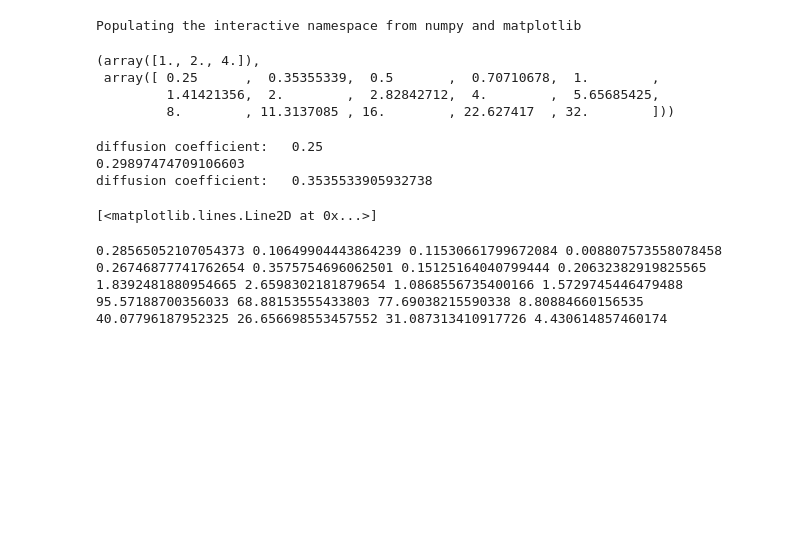
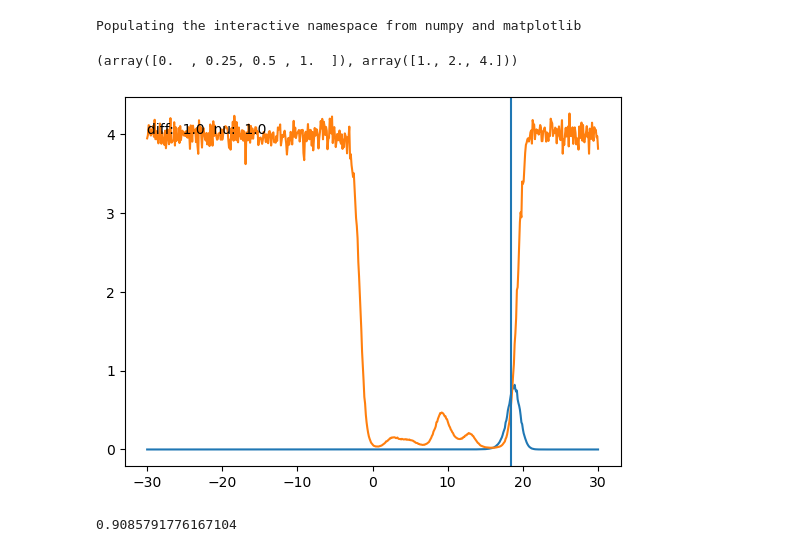
Before and after one commit to mar-rem/Optimizing-efficiency-and-motililty-of-a-polyvalent-molecular-motor, a Jupyter notebook: Hub diffusion.ipynb, the cells around one changed output. Drawn from its saved outputs; the diff is of its cells as text; code cells hidden in the pictures; blank space fills up the shorter version.

```diff
--- a/Hub diffusion.ipynb
+++ b/Hub diffusion.ipynb
@@ -2,17 +2,20 @@
 %pylab qt
 import scipy.integrate as integrate
 from IPython import display
+matplotlib.rcParams.update({'errorbar.capsize': 2})
 # %% [output]
 Populating the interactive namespace from numpy and matplotlib
 # %%
 # use solve_ivp to find solution from t0=0 up to a max tf (definec on next cell), but stop if x hits x=20.0
 
-diff_n = 15
-diffs = logspace(-2,5, diff_n,base = 2)
+diff_n = 3
+diffs = concatenate((zeros(1),logspace(-2,0, diff_n, base = 2)))
 a0_n = 3
-a0s = logspace(0,2,a0_n,base = 2)
-ratio = 1.0
+a0s = logspace(0,2,nu_n,base = 2)
+nu = 1.0
 
+
+#diffs = logspace(3,5,3,base=2)
 
 # define domain and lattice
 length = 30.0
@@ -22,12 +25,10 @@ dx = 0.1
 Nx = int((Lmax-Lmin)/dx) +1
 xs = linspace(Lmin, Lmax, Nx)
 
-a0s,diffs
+
+diffs,a0s
 # %% [output]
-(array([1., 2., 4.]),
- array([ 0.25      ,  0.35355339,  0.5       ,  0.70710678,  1.        ,
-         1.41421356,  2.        ,  2.82842712,  4.        ,  5.65685425,
-         8.        , 11.3137085 , 16.        , 22.627417  , 32.        ]))
+(array([0.  , 0.25, 0.5 , 1.  ]), array([1., 2., 4.]))
 # %%
 # euler method
 # cannot use adaptive timesteps methods
@@ -43,7 +44,6 @@ sol_a0 = []
 
 
 for a0 in a0s:
-    nu = ratio*a0
     sol_diff = []
     for diff in diffs:
         print("diffusion coefficient:  ", diff)
@@ -60,10 +60,9 @@ for a0 in a0s:
 
             xp = 0.0
             As = zeros(Nx)
-            As[xs > 0.0] = a0
-            As = ones(Nx) *a0 # no build in asymmetry
+            As[xs > -10.0] = a0
             Ac = zeros(Nx)
-
+            As = ones(Nx) *a0 + random.normal(0.0,0.1, size = Nx)
 
             dt = 0.001
             t_max = int(tf/dt)
@@ -91,59 +90,42 @@ for a0 in a0s:
                 total_f = trapz(-(xp -xs) * Ac, x=xs)
                 binding = exp(-0.5 * (xp - xs) ** 2) * As
                 burnt = nu * Ac
                 Ac += (binding - burnt -force_unbinding) *dt
                 As += (- binding + force_unbinding) * dt
                 xp += total_f * dt + noise
                 xp_t.append(xp)
                 v_t.append(total_f)
                 burnrate = trapz(Ac,x= xs)*nu
                 burnt_t.append(burnrate)
                 eff_t.append(total_f**2/burnrate)
 
+                if t % 1000 == 0 and run == 0:
+                    display.clear_output(wait=True)
+                    cla()
+                    plot(xs,Ac)
+                    plot(xs,As)
+                    text(-30,a0,"diff:  "+ str(round(diff,2))+"  nu:  "+str(round(nu,2)))
+                    axvline(xp)
+                    display.display(gcf())
+                    #input("Press enter to continue")
+
                 if abs(xp) > length-10:
                     t_max = t+1
                     break
 
             # take the average and standard deviation of the last 10%
             back = -int(t_max*0.1)
             v_run.append([mean(array(v_t[back:])),std(array(v_t[back:]))])
             burnt_run.append([mean(array(burnt_t[back:])),std(array(burnt_t[back:]))])
             eff_run.append([mean(array(eff_t[back:])),std(array(eff_t[back:]))])
             t_max_run.append(t_max)
             #print("run ",run+1," of ", run_n, " tf: ", t_max*dt, " eff: ", eff_run[-1])
 
 
         sol_diff.append([v_run,burnt_run,eff_run])
         print(mean(array(eff_run)[:,0]))
     sol_a0.append(sol_diff)
 sol_a0 = array(sol_a0)
 # %% [output]
+[figure, added]
-diffusion coefficient:   0.25
-0.29897474709106603
-diffusion coefficient:   0.3535533905932738
+0.9085791776167104
-# %%
-manual = array([0.29896721570563795,0.29896721570563795,0.2527086003916723,0.23044497644630416,0.26069353292276604,
-                0.30729720678797995,0.4957873749684834,1.0106629053652687,2.438834687075044,7.0793488448516415,
-               21.412074460670173,54.298919654035316,88.27530587371079,98.17098597980464,93.5311167702953,59.19506399465455])
-manual2 = array([0.18564195715377152,0.1598450516231934,0.1385964452996805,0.13765811410588685,0.13607911214237534,
-                 0.18259645690506268,0.36898998779053793,1.0094562825131819,2.4639800006694776,6.051654114782606,
-                22.3308101214127,41.932263772842944,75.02247887849822,64.05013403077986,30.072115766274])
-plot(manual)
-plot(manual2)
-# %% [output]
-[<matplotlib.lines.Line2D at 0x...>]
-# %%
-for a0 in range(a0_n):
-    for diff in range(diff_n):
-
-        effave = mean(sol_a0[a0][diff][2][:,0])
-
-        effstd = sqrt(mean(sol_a0[a0][diff][2][:,1]**2))
-        effstd2 = std(sol_a0[a0][diff][2][:,0])
-        print(effave,effstd,effstd2,abs(effstd-effstd2))
-# %% [output]
-0.28565052107054373 0.10649904443864239 0.11530661799672084 0.008807573558078458
-0.26746877741762654 0.3575754696062501 0.15125164040799444 0.20632382919825565
-1.8392481880954665 2.6598302181879654 1.0868556735400166 1.5729745446479488
-95.57188700356033 68.88153555433803 77.69038215590338 8.80884660156535
-40.07796187952325 26.656698553457552 31.087313410917726 4.430614857460174
```
Also changed, not shown: parts of 8 cells of this notebook, 7 other files.
